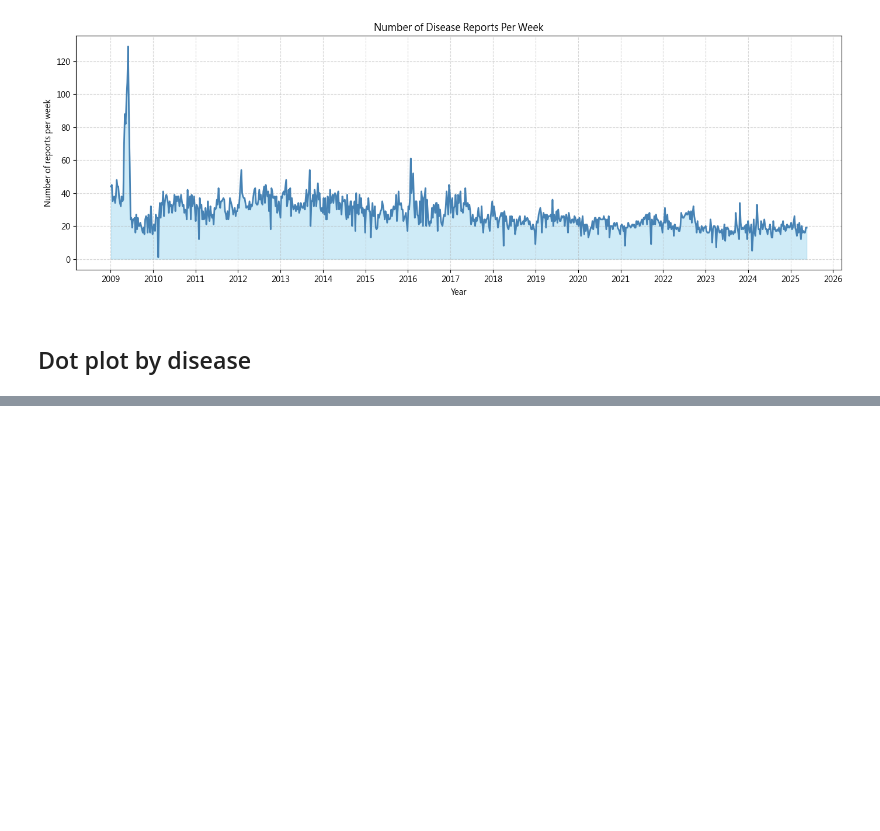
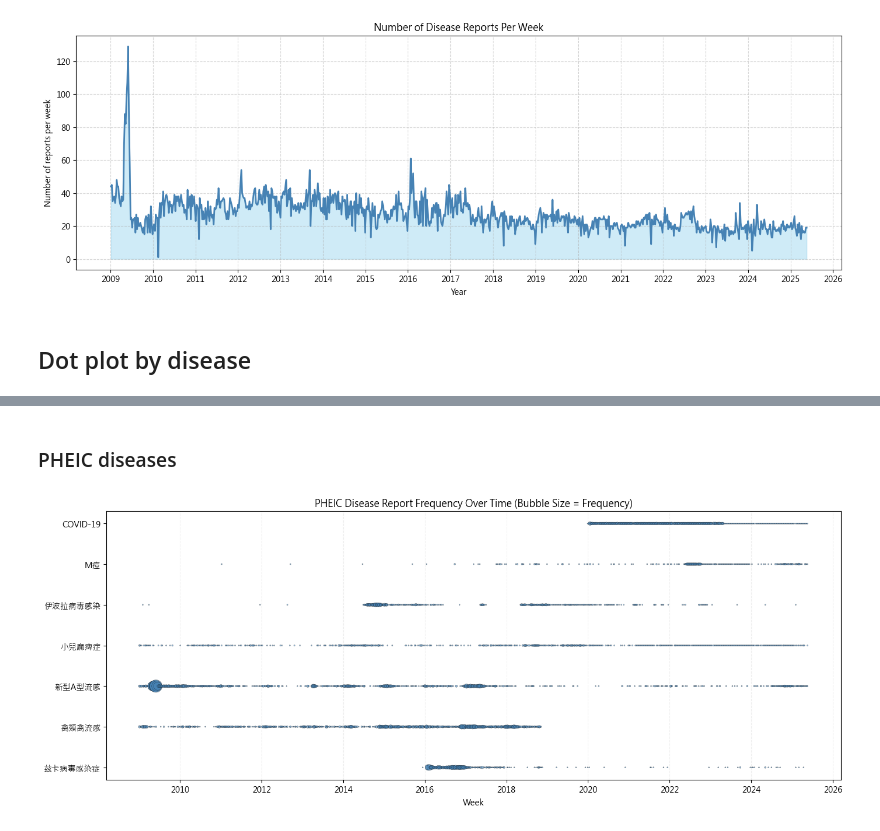
Before and after one commit to haokaitseng/cdc_eic_daily_news, a Jupyter notebook: 00_data_cleaning.ipynb, the cells around one changed output, grey strips where cells are left out. Drawn from its saved outputs; the diff is of its cells as text; code cells hidden in the pictures; blank space fills up the shorter version.

Commit message:
add PHEIC

```diff
--- a/00_data_cleaning.ipynb
+++ b/00_data_cleaning.ipynb
@@ -426,0 +441,53 @@ plt.show()
+# %% [markdown]
+### PHEIC diseases
+# %%
+# only PHEIC diseases
+import pandas as pd
+import matplotlib.pyplot as plt
+
+
+list_PHEIC_diseases = ["COVID-19","新型A型流感","禽類禽流感","小兒麻痺症","伊波拉病毒感染","M痘","茲卡病毒感染症"]
+
+
+df_plot = df_raw[df_raw['disease_name'].isin(list_PHEIC_diseases)].copy()
+df_plot['date'] = pd.to_datetime(df_plot['date'])
+df_plot['week'] = df_plot['date'].dt.to_period('W').apply(lambda r: r.start_time)
+
+# 🟢 Step 2: Count reports per week per disease
+df_counts = (
+    df_plot
+    .groupby(['disease_name', 'week'])
+    .size()
+    .reset_index(name='count')
+)
+
+# 🟢 Step 3: Assign numeric Y positions
+disease_list = sorted(df_counts['disease_name'].unique())
+disease_to_y = {d: i for i, d in enumerate(disease_list)}
+df_counts['y'] = df_counts['disease_name'].map(disease_to_y)
+
+# 🟢 Step 4: Plot bubble chart
+fig, ax = plt.subplots(figsize=(14, len(disease_list) * 0.8))
+
+scatter = ax.scatter(
+    df_counts['week'],             # X-axis (time)
+    df_counts['y'],                # Y-axis (disease index)
+    s=df_counts['count'] * 2,      # Bubble size (tune scale if needed)
+    alpha=0.6,
+    color='steelblue',
+    edgecolors='black',
+    linewidth=0.3
+)
+
+# 🟢 Step 5: Format axes
+ax.set_yticks(range(len(disease_list)))
+ax.set_yticklabels(disease_list)
+ax.set_xlabel("Week")
+ax.set_title("PHEIC Disease Report Frequency Over Time (Bubble Size = Frequency)")
+ax.invert_yaxis()  # Optional: most frequent disease at top
+ax.grid(True, axis='x', linestyle='--', alpha=0.2)
+
+plt.tight_layout()
+plt.show()
+# %% [output]
+[figure, added]
```
Also changed, not shown: parts of 1 cell of this notebook.
